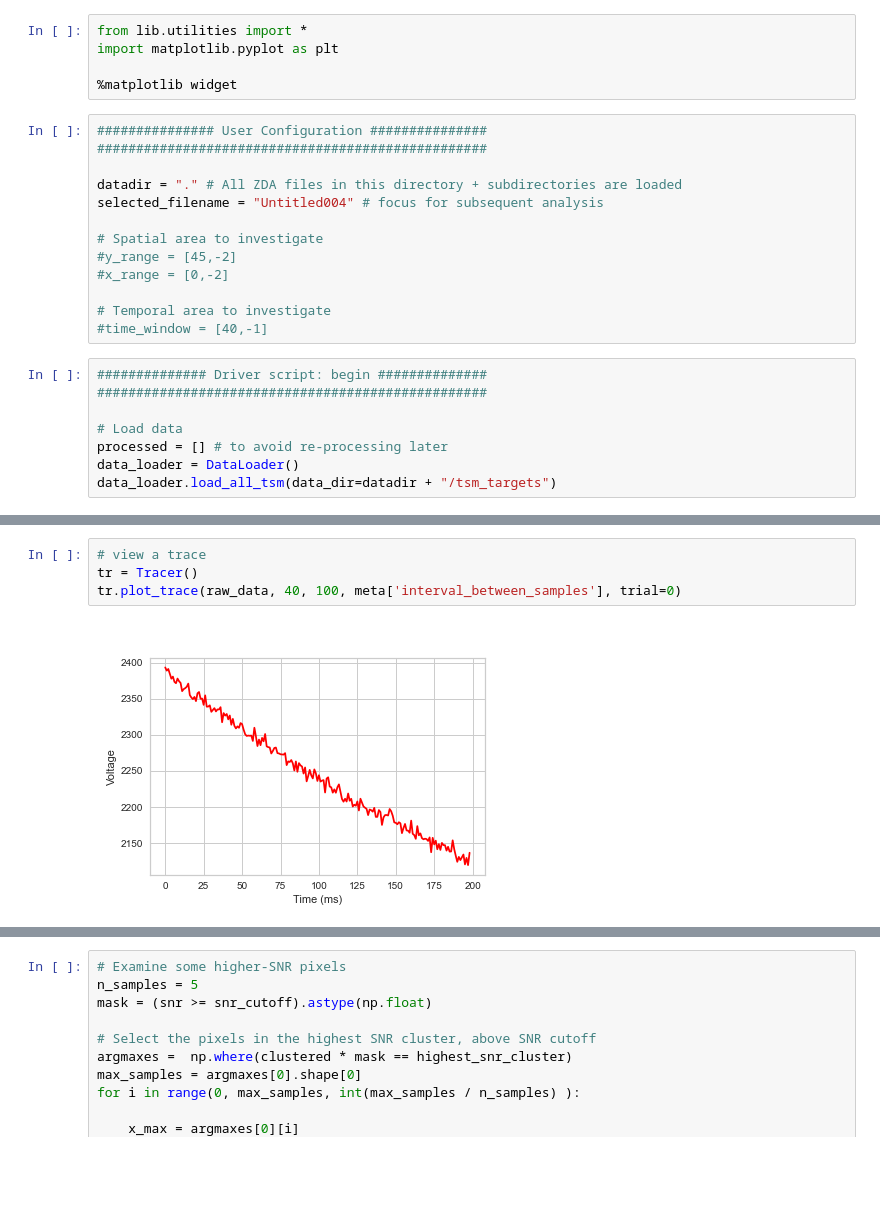
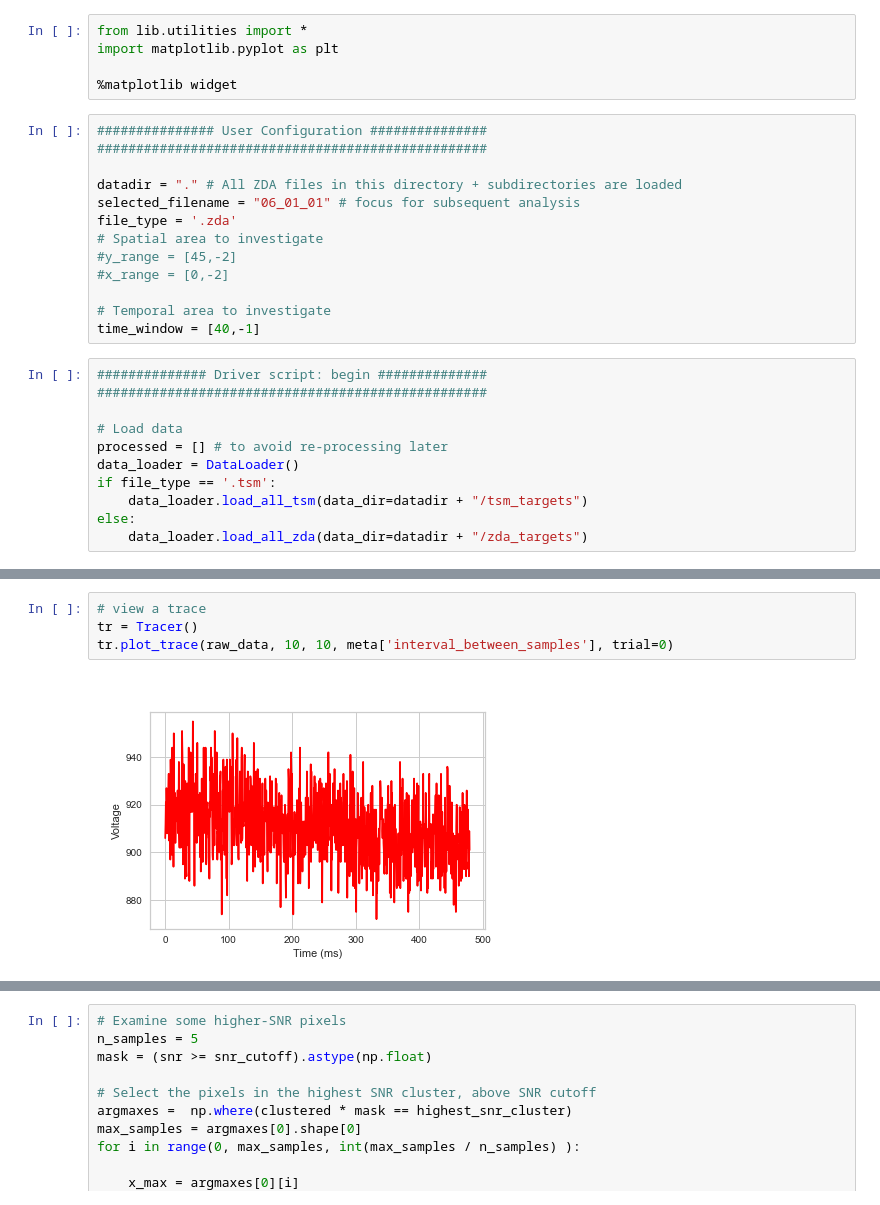
Before and after one commit to john-judge/ZDA_Explorer, a Jupyter notebook: sample_analysis_snr_cluster.ipynb, the cells around one changed output, grey strips where cells are left out. Cells and saved outputs as stored; diff of their text form; blank space fills up the shorter version.

Commit message:
attempt to reproduce ZDA analysis in old PhotoZ

```diff
--- a/sample_analysis_snr_cluster.ipynb
+++ b/sample_analysis_snr_cluster.ipynb
@@ -8,14 +8,14 @@ import matplotlib.pyplot as plt
 ##################################################
 
 datadir = "." # All ZDA files in this directory + subdirectories are loaded
-selected_filename = "Untitled004" # focus for subsequent analysis
-
+selected_filename = "06_01_01" # focus for subsequent analysis
+file_type = '.zda'
 # Spatial area to investigate
 #y_range = [45,-2]
 #x_range = [0,-2]
 
 # Temporal area to investigate
-#time_window = [40,-1]
+time_window = [40,-1]
 # %%
 ############## Driver script: begin ##############
 ##################################################
@@ -23,5 +23,8 @@ selected_filename = "Untitled004" # focus for subsequent analysis
 # Load data
 processed = [] # to avoid re-processing later
 data_loader = DataLoader()
-data_loader.load_all_tsm(data_dir=datadir + "/tsm_targets")
+if file_type == '.tsm':
+    data_loader.load_all_tsm(data_dir=datadir + "/tsm_targets")
+else:
+    data_loader.load_all_zda(data_dir=datadir + "/zda_targets")
 # %% [output]
@@ -59,8 +53,8 @@ plt.show()
 # %%
 # view a trace
 tr = Tracer()
-tr.plot_trace(raw_data, 40, 100, meta['interval_between_samples'], trial=0)
+tr.plot_trace(raw_data, 10, 10, meta['interval_between_samples'], trial=0)
 # %% [output]
-[figure, old version]
+[figure, new version]
 # %%
 # Run this cell at most once per ZDA load
```
Also changed, not shown: parts of 10 cells of this notebook, 4 other files.
